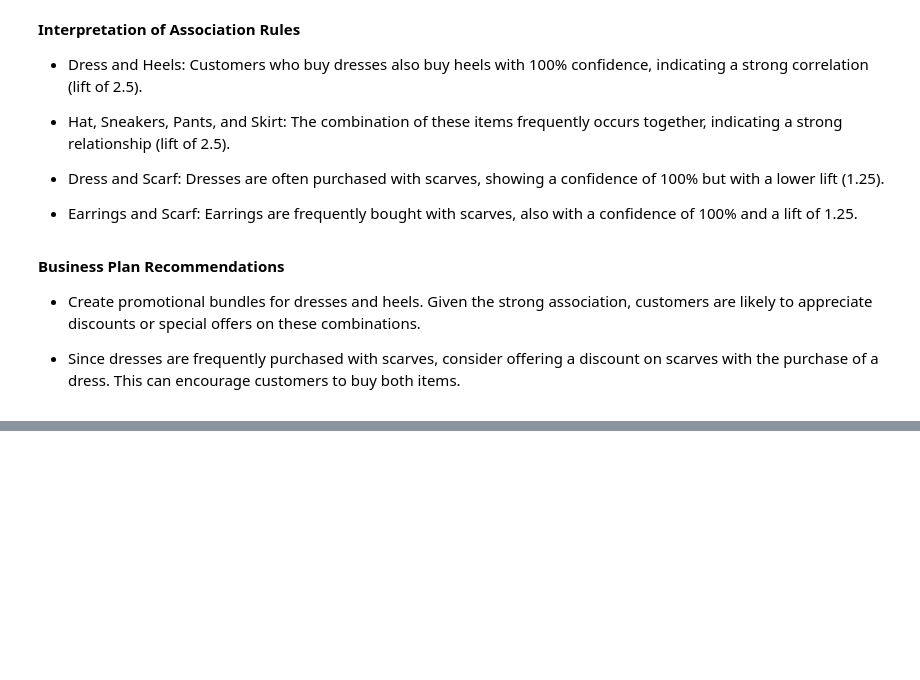
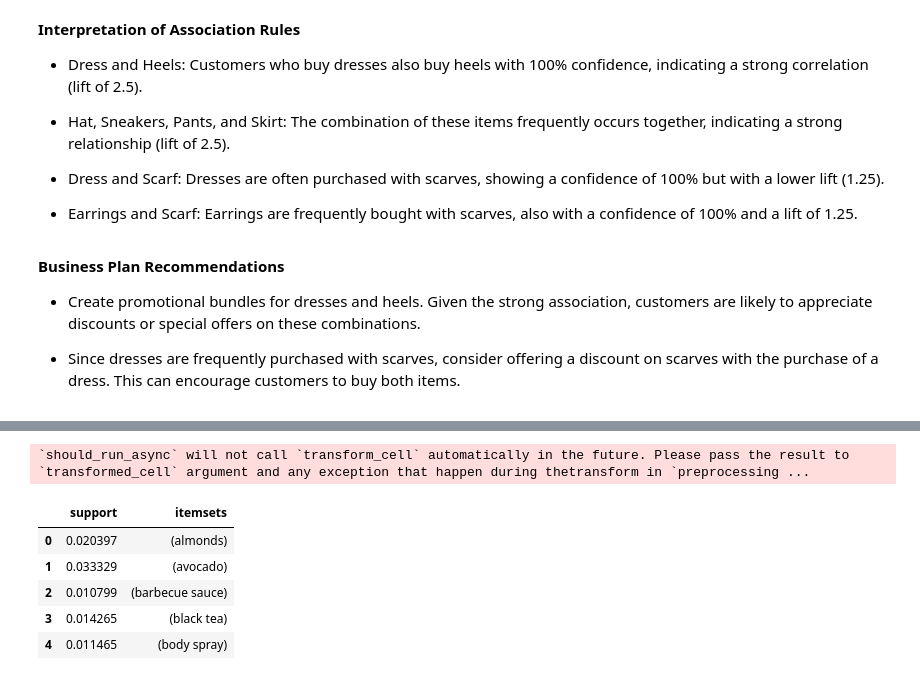
Before and after one commit to Jessica-Emereuwa/GoMyCode-DataScience, a Jupyter notebook: Unsupervised_Association_Rules_Checkpoint.ipynb, the cells around one changed output, grey strips where cells are left out. Saved outputs shown, nothing was run; the diff lists cells and outputs as text; code cells hidden in the pictures; blank space fills up the shorter version.

```diff
--- a/Unsupervised_Association_Rules_Checkpoint.ipynb
+++ b/Unsupervised_Association_Rules_Checkpoint.ipynb
@@ -154,0 +251,13 @@ print("\nAssociation Rules:\n", rules)
+# %%
+# Run Apriori algorithm
+frequent_itemsets = apriori(df_onehot, min_support=0.01, use_colnames=True)  # Adjust min_support as needed
+
+frequent_itemsets.head()
+# %% [output]
+`should_run_async` will not call `transform_cell` automatically in the future. Please pass the result to `transformed_cell` argument and any exception that happen during thetransform in `preprocessing ...
+|  | support | itemsets |
+| 0 | 0.020397 | (almonds) |
+| 1 | 0.033329 | (avocado) |
+| 2 | 0.010799 | (barbecue sauce) |
+| 3 | 0.014265 | (black tea) |
+| 4 | 0.011465 | (body spray) |
```
Also changed, not shown: parts of 9 cells of this notebook.
